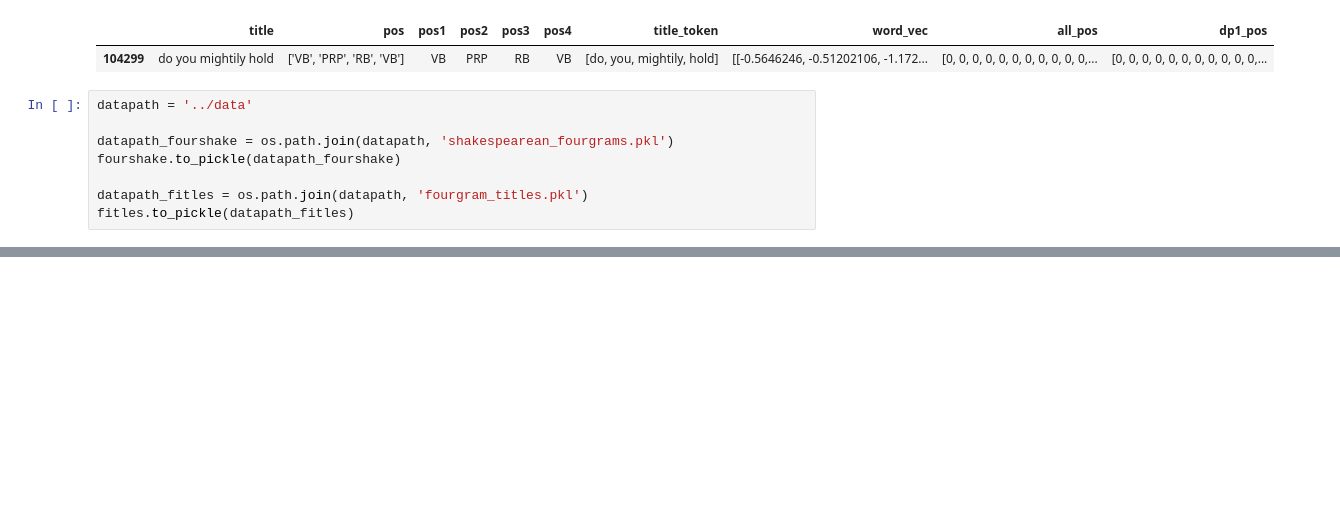
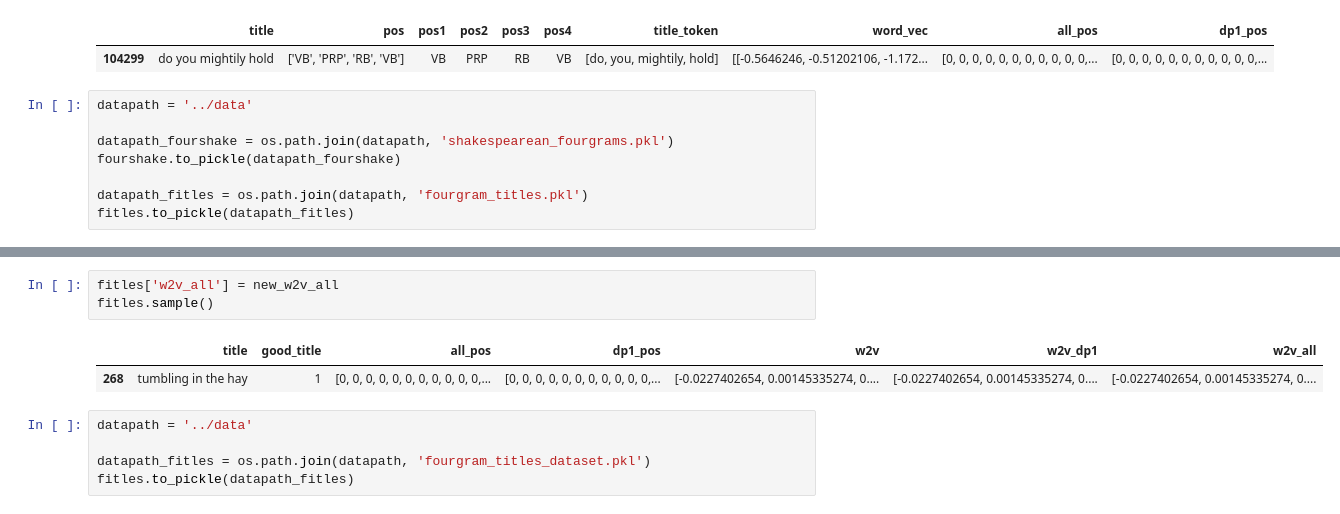
Before and after one commit to leifsmoddir/What-is-in-a-Title, a Jupyter notebook: training/Training Day 5 Creating Matched Data Sets- Fourgrams.ipynb, the cells around one changed output, grey strips where cells are left out. Drawn from its saved outputs; the diff is of its cells as text; blank space fills up the shorter version.

```diff
--- a/training/Training Day 5 Creating Matched Data Sets- Fourgrams.ipynb
+++ b/training/Training Day 5 Creating Matched Data Sets- Fourgrams.ipynb
@@ -353,0 +477,11 @@ fitles.to_pickle(datapath_fitles)
+# %%
+fitles['w2v_all'] = new_w2v_all
+fitles.sample()
+# %% [output]
+|  | title | good_title | all_pos | dp1_pos | w2v | w2v_dp1 | w2v_all |
+| 268 | tumbling in the hay | 1 | [0, 0, 0, 0, 0, 0, 0, 0, 0, 0, 0,... | [0, 0, 0, 0, 0, 0, 0, 0, 0, 0, 0,... | [-0.0227402654, 0.00145335274, 0.... | [-0.0227402654, 0.00145335274, 0.... | [-0.0227402654, 0.00145335274, 0.... |
+# %%
+datapath = '../data'
+
+datapath_fitles = os.path.join(datapath, 'fourgram_titles_dataset.pkl')
+fitles.to_pickle(datapath_fitles)
```
Also changed, not shown: parts of 17 cells of this notebook.
